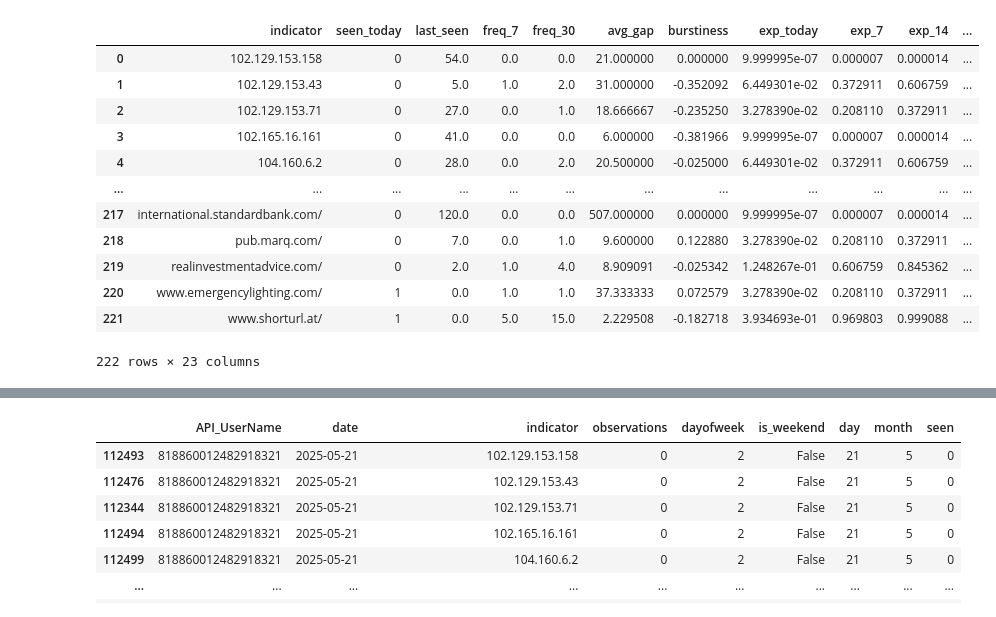
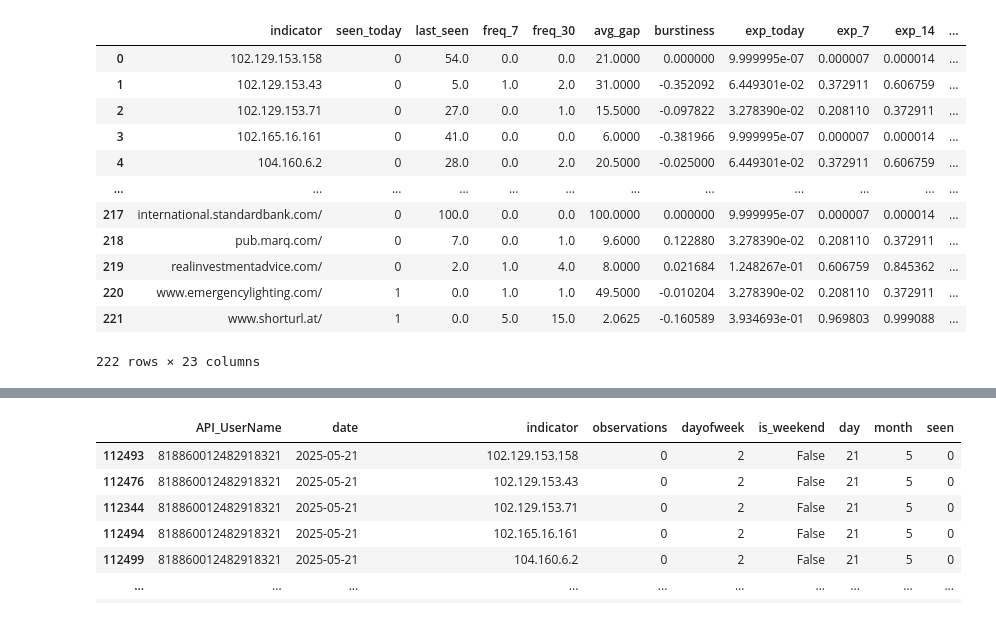
Before and after one commit to jaytlinaskew-OIS/HTOC, a Jupyter notebook: notebooks/observationEventForecasting/research.ipynb, the cells around one changed output, grey strips where cells are left out. Drawn from its saved outputs; the diff is of its cells as text; code cells hidden in the pictures.

```diff
--- a/notebooks/observationEventForecasting/research.ipynb
+++ b/notebooks/observationEventForecasting/research.ipynb
@@ -1,16 +1,15 @@
 # %%
 import numpy as np
 import pandas as pd
-from sklearn.linear_model import LogisticRegression
-from sklearn.ensemble import GradientBoostingClassifier
-from sklearn.preprocessing import StandardScaler
-from sklearn.pipeline import Pipeline
-from scipy.stats import expon
-from lifelines import WeibullAFTFitter
 
 df = pd.read_csv(r'C:\Users\jaskew\Documents\project_repository\notebooks\observationEventForecasting\DataPreprocessing\FullIndicatorMatrix.csv')
 df['date'] = pd.to_datetime(df['date'])
 df.sort_values(by=['indicator', 'date'], inplace=True)
+
+# Limit to the last 100 unique dates
+latest_dates = df['date'].drop_duplicates().sort_values().tail(100)
+df = df[df['date'].isin(latest_dates)]
+
 df[df['indicator'] == '146.71.50.198']
 # %% [output]
 |  | API_UserName | date | indicator | observations | dayofweek | is_weekend | day | month | seen |
@@ -76,7 +75,6 @@ from sklearn.pipeline import Pipeline
 from lifelines import WeibullAFTFitter
 from scipy.stats import expon
 import numpy as np
-from datetime import datetime
 
 # Copy features into a separate DataFrame for modeling
 df_pred = features_df.copy()
@@ -88,14 +86,14 @@ y_14 = df_pred['label_14']
 y_30 = df_pred['label_30']
 
 # Helper functions
-def safe_train_predict(model_cls, X, y):
+def train_predict(model_cls, X, y):
     if len(np.unique(y)) < 2:
         return np.full(len(y), np.nan)
     model = Pipeline([('scaler', StandardScaler()), ('clf', model_cls())])
     model.fit(X, y)
     return model.predict_proba(X)[:, 1]
 
-def safe_train_gbt(X, y):
+def train_gbt(X, y):
     if len(np.unique(y)) < 2:
         return np.full(len(y), np.nan)
     model = GradientBoostingClassifier()
@@ -103,22 +101,22 @@ def safe_train_gbt(X, y):
     return model.predict_proba(X)[:, 1]
 
 # Logistic Regression Predictions
-df_pred['logistic_7'] = safe_train_predict(LogisticRegression, X, y_7)
-df_pred['logistic_14'] = safe_train_predict(LogisticRegression, X, y_14)
-df_pred['logistic_30'] = safe_train_predict(LogisticRegression, X, y_30)
+df_pred['logistic_7'] = train_predict(LogisticRegression, X, y_7)
+df_pred['logistic_14'] = train_predict(LogisticRegression, X, y_14)
+df_pred['logistic_30'] = train_predict(LogisticRegression, X, y_30)
 
 # Gradient Boosted Tree Predictions
-df_pred['gbt_7'] = safe_train_gbt(X, y_7)
-df_pred['gbt_14'] = safe_train_gbt(X, y_14)
-df_pred['gbt_30'] = safe_train_gbt(X, y_30)
+df_pred['gbt_7'] = train_gbt(X, y_7)
+df_pred['gbt_14'] = train_gbt(X, y_14)
+df_pred['gbt_30'] = train_gbt(X, y_30)
 
-# Exponential Model (Poisson-based)
+# Exponential Model (Poisson-based) P(\text{seen in } t \text{ days}) = 1 - e^{-λt}, \quad \text{where } λ = \frac{\text{freq_30}}{30}
 rate = (df_pred['freq_30'] / 30).clip(lower=1e-6)
 df_pred['exp_7'] = 1 - np.exp(-rate * 7)
 df_pred['exp_14'] = 1 - np.exp(-rate * 14)
 df_pred['exp_30'] = 1 - np.exp(-rate * 30)
 
-# Weibull AFT Model
+# Weibull AFT Model A survival model that predicts time until next sighting.
 aft_df = X.copy()
 aft_df['duration'] = df_pred['avg_gap']
 aft_df['event'] = y_7
@@ -127,43 +125,43 @@ aft = WeibullAFTFitter()
 aft.fit(aft_df, duration_col='duration', event_col='event')
 
 # Predict survival function at 1, 7, 14, 30 days
 surv_func = aft.predict_survival_function(aft_df, times=[1, 7, 14, 30])
 df_pred['weibull_today'] = 1 - surv_func.loc[1].values
 df_pred['weibull_7'] = 1 - surv_func.loc[7].values
 df_pred['weibull_14'] = 1 - surv_func.loc[14].values
 df_pred['weibull_30'] = 1 - surv_func.loc[30].values
 
 # Today's forecast
 df_pred['exp_today'] = 1 - np.exp(-rate * 1)
 df_pred['logistic_today'] = safe_train_predict(LogisticRegression, X, y_7)
-df_pred['gbt_today'] = safe_train_gbt(X, y_7)
+df_pred['gbt_today'] = train_gbt(X, y_7)
 
 # Merge in actual "seen" value for today's date
 latest_date = df['date'].max()
 today_seen = df[df['date'] == latest_date][['indicator', 'seen']].rename(columns={'seen': 'seen_today'})
 df_pred = df_pred.merge(today_seen, on='indicator', how='left')
 
 # Final output
 output = df_pred[[
     'indicator', 'seen_today', 'last_seen', 'freq_7', 'freq_30', 'avg_gap', 'burstiness',
     'exp_today', 'exp_7', 'exp_14', 'exp_30',
     'weibull_today', 'weibull_7', 'weibull_14', 'weibull_30',
     'logistic_today', 'logistic_7', 'logistic_14', 'logistic_30',
     'gbt_today', 'gbt_7', 'gbt_14', 'gbt_30'
 ]]
 
 display(output)
 # %% [output]
 |  | indicator | seen_today | last_seen | freq_7 | freq_30 | avg_gap | burstiness | exp_today | exp_7 | exp_14 | ... |
-| 0 | 102.129.153.158 | 0 | 54.0 | 0.0 | 0.0 | 21.000000 | 0.000000 | 9.999995e-07 | 0.000007 | 0.000014 | ... |
-| 1 | 102.129.153.43 | 0 | 5.0 | 1.0 | 2.0 | 31.000000 | -0.352092 | 6.449301e-02 | 0.372911 | 0.606759 | ... |
-| 2 | 102.129.153.71 | 0 | 27.0 | 0.0 | 1.0 | 18.666667 | -0.235250 | 3.278390e-02 | 0.208110 | 0.372911 | ... |
-| 3 | 102.165.16.161 | 0 | 41.0 | 0.0 | 0.0 | 6.000000 | -0.381966 | 9.999995e-07 | 0.000007 | 0.000014 | ... |
-| 4 | 104.160.6.2 | 0 | 28.0 | 0.0 | 2.0 | 20.500000 | -0.025000 | 6.449301e-02 | 0.372911 | 0.606759 | ... |
+| 0 | 102.129.153.158 | 0 | 54.0 | 0.0 | 0.0 | 21.0000 | 0.000000 | 9.999995e-07 | 0.000007 | 0.000014 | ... |
+| 1 | 102.129.153.43 | 0 | 5.0 | 1.0 | 2.0 | 31.0000 | -0.352092 | 6.449301e-02 | 0.372911 | 0.606759 | ... |
+| 2 | 102.129.153.71 | 0 | 27.0 | 0.0 | 1.0 | 15.5000 | -0.097822 | 3.278390e-02 | 0.208110 | 0.372911 | ... |
+| 3 | 102.165.16.161 | 0 | 41.0 | 0.0 | 0.0 | 6.0000 | -0.381966 | 9.999995e-07 | 0.000007 | 0.000014 | ... |
+| 4 | 104.160.6.2 | 0 | 28.0 | 0.0 | 2.0 | 20.5000 | -0.025000 | 6.449301e-02 | 0.372911 | 0.606759 | ... |
 | ... | ... | ... | ... | ... | ... | ... | ... | ... | ... | ... | ... |
-| 217 | international.standardbank.com/ | 0 | 120.0 | 0.0 | 0.0 | 507.000000 | 0.000000 | 9.999995e-07 | 0.000007 | 0.000014 | ... |
-| 218 | pub.marq.com/ | 0 | 7.0 | 0.0 | 1.0 | 9.600000 | 0.122880 | 3.278390e-02 | 0.208110 | 0.372911 | ... |
-| 219 | realinvestmentadvice.com/ | 0 | 2.0 | 1.0 | 4.0 | 8.909091 | -0.025342 | 1.248267e-01 | 0.606759 | 0.845362 | ... |
-| 220 | www.emergencylighting.com/ | 1 | 0.0 | 1.0 | 1.0 | 37.333333 | 0.072579 | 3.278390e-02 | 0.208110 | 0.372911 | ... |
-| 221 | www.shorturl.at/ | 1 | 0.0 | 5.0 | 15.0 | 2.229508 | -0.182718 | 3.934693e-01 | 0.969803 | 0.999088 | ... |
+| 217 | international.standardbank.com/ | 0 | 100.0 | 0.0 | 0.0 | 100.0000 | 0.000000 | 9.999995e-07 | 0.000007 | 0.000014 | ... |
+| 218 | pub.marq.com/ | 0 | 7.0 | 0.0 | 1.0 | 9.6000 | 0.122880 | 3.278390e-02 | 0.208110 | 0.372911 | ... |
+| 219 | realinvestmentadvice.com/ | 0 | 2.0 | 1.0 | 4.0 | 8.0000 | 0.021684 | 1.248267e-01 | 0.606759 | 0.845362 | ... |
+| 220 | www.emergencylighting.com/ | 1 | 0.0 | 1.0 | 1.0 | 49.5000 | -0.010204 | 3.278390e-02 | 0.208110 | 0.372911 | ... |
+| 221 | www.shorturl.at/ | 1 | 0.0 | 5.0 | 15.0 | 2.0625 | -0.160589 | 3.934693e-01 | 0.969803 | 0.999088 | ... |
 222 rows × 23 columns
```
Also changed, not shown: parts of 8 cells of this notebook, 2 other files.
